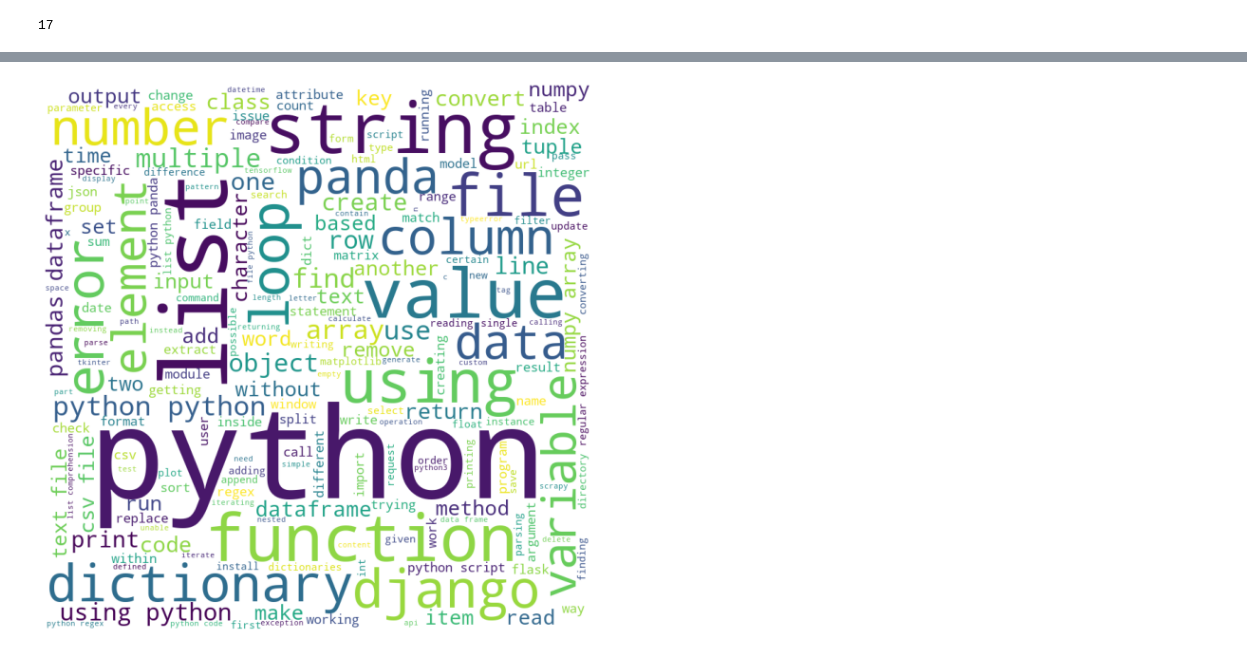
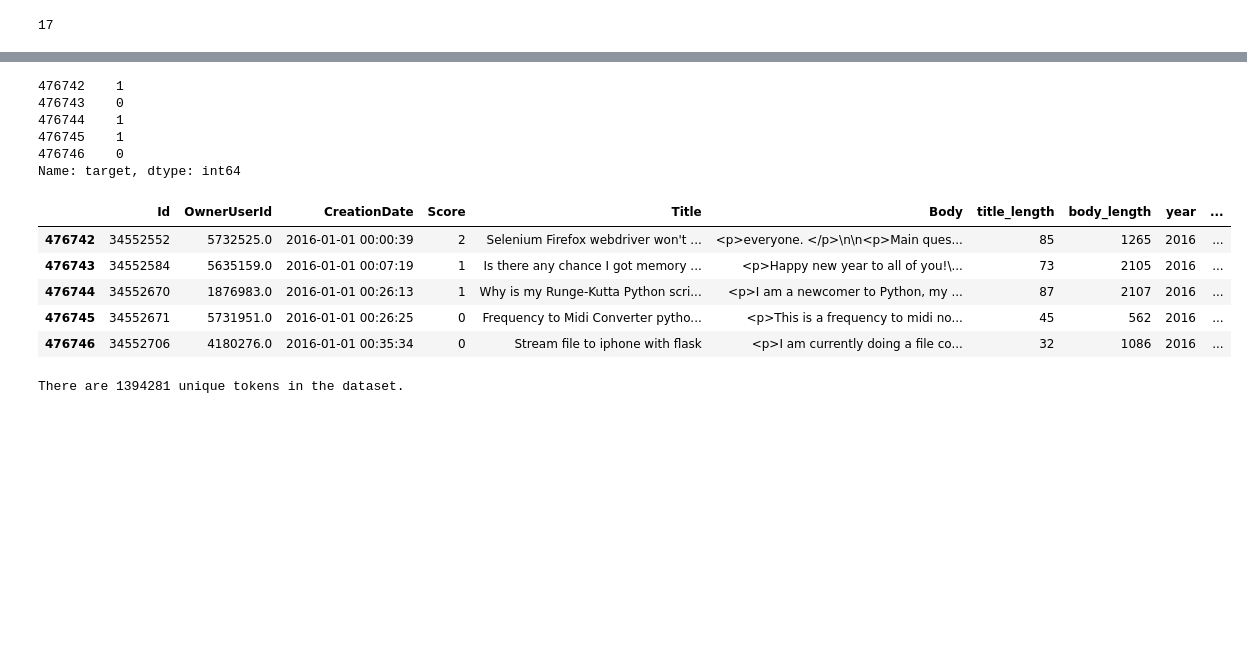
Before and after one commit to willcd/module5-project, a Jupyter notebook: code/eda_notebook.ipynb, the cells around one changed output, grey strips where cells are left out. Cells and saved outputs as stored; diff of their text form; code cells hidden in the pictures; blank space fills up the shorter version.

```diff
--- a/code/eda_notebook.ipynb
+++ b/code/eda_notebook.ipynb
@@ -290,4 +266,0 @@ display_wc(titles_1.lower())
-# %%
-display_wc(titles_plus.lower())
-# %% [output]
-[figure, removed]
@@ -293,0 +273,22 @@ display_wc(titles_plus.lower())
+# %%
+q_try = questions_2016.copy()
+# %%
+q_try['target'] = [0 if int(q_try[q_try['Id']==x]['answer_count'])==0 else 1 for x in ids]
+# %%
+q_try['target'][:5]
+# %% [output]
+476742    1
+476743    0
+476744    1
+476745    1
+476746    0
+Name: target, dtype: int64
+# %%
+q_try.head()
+# %% [output]
+|  | Id | OwnerUserId | CreationDate | Score | Title | Body | title_length | body_length | year | ... |
+| 476742 | 34552552 | 5732525.0 | 2016-01-01 00:00:39 | 2 | Selenium Firefox webdriver won't ... | <p>everyone. </p>\n\n<p>Main ques... | 85 | 1265 | 2016 | ... |
+| 476743 | 34552584 | 5635159.0 | 2016-01-01 00:07:19 | 1 | Is there any chance I got memory ... | <p>Happy new year to all of you!\... | 73 | 2105 | 2016 | ... |
+| 476744 | 34552670 | 1876983.0 | 2016-01-01 00:26:13 | 1 | Why is my Runge-Kutta Python scri... | <p>I am a newcomer to Python, my ... | 87 | 2107 | 2016 | ... |
+| 476745 | 34552671 | 5731951.0 | 2016-01-01 00:26:25 | 0 | Frequency to Midi Converter pytho... | <p>This is a frequency to midi no... | 45 | 562 | 2016 | ... |
+| 476746 | 34552706 | 4180276.0 | 2016-01-01 00:35:34 | 0 | Stream file to iphone with flask | <p>I am currently doing a file co... | 32 | 1086 | 2016 | ... |
@@ -293,0 +303,5 @@ display_wc(titles_plus.lower())
+# %%
+len(total_vocabulary)
+print('There are {} unique tokens in the dataset.'.format(len(total_vocabulary)))
+# %% [output]
+There are 1394281 unique tokens in the dataset.
```
Also changed, not shown: parts of 24 cells of this notebook.
